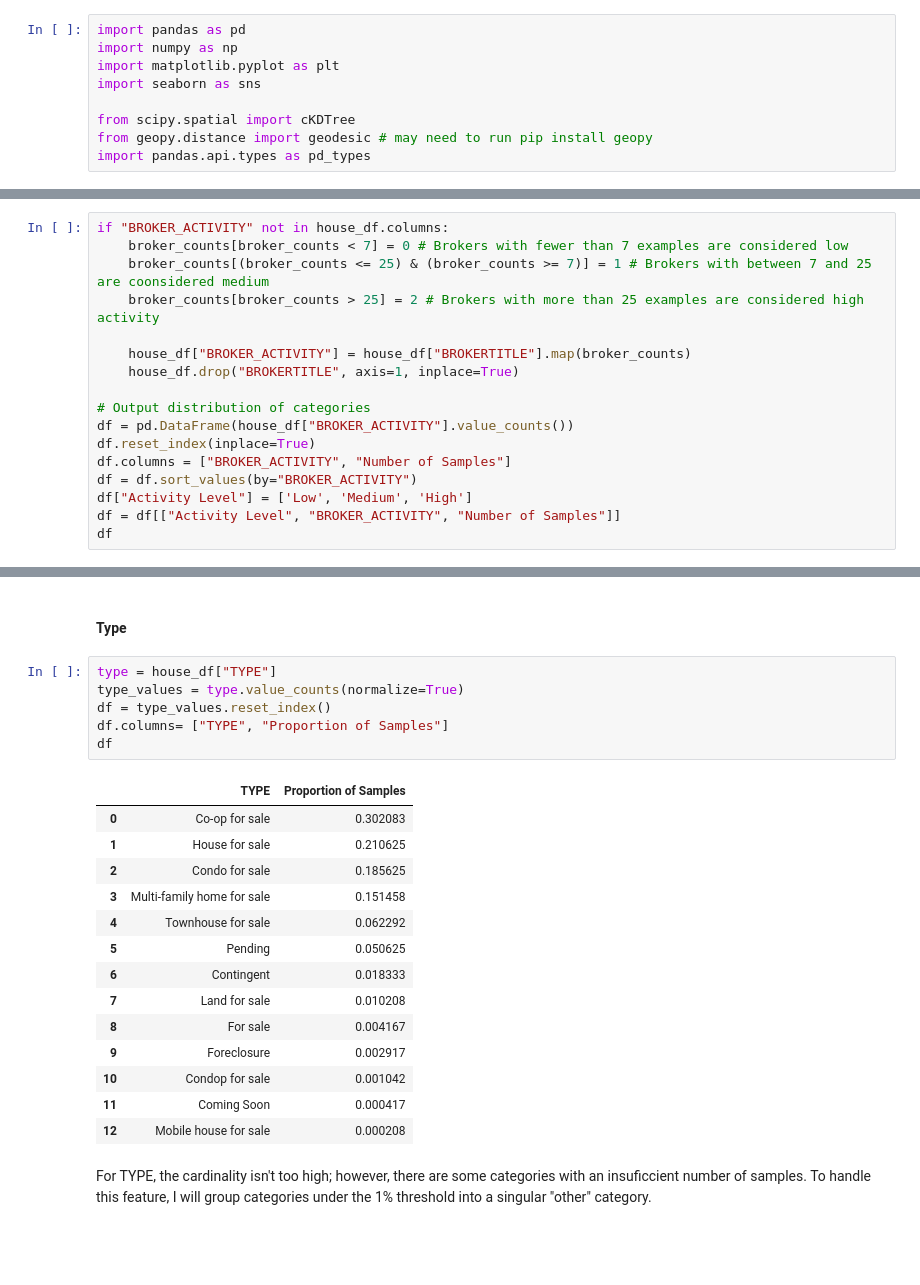
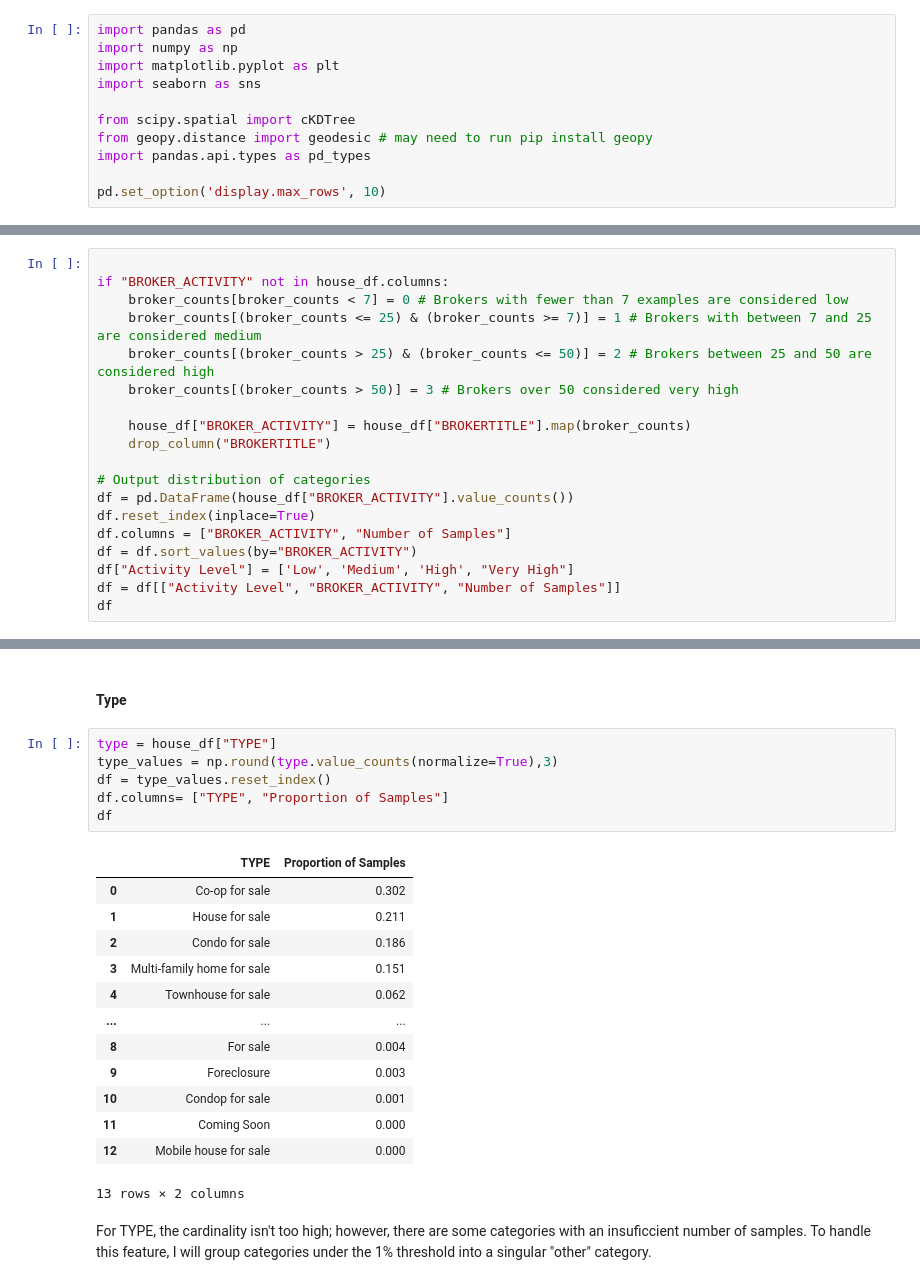
Before and after one commit to TrevorChartier/RealEstateRegression, a Jupyter notebook: RealEstateRegression.ipynb, the cells around one changed output, grey strips where cells are left out. Drawn from its saved outputs; the diff is of its cells as text; blank space fills up the shorter version.

```diff
--- a/RealEstateRegression.ipynb
+++ b/RealEstateRegression.ipynb
@@ -15,6 +15,8 @@ import seaborn as sns
 from scipy.spatial import cKDTree
 from geopy.distance import geodesic # may need to run pip install geopy
 import pandas.api.types as pd_types
+
+pd.set_option('display.max_rows', 10)
 # %% [markdown]
 ### Read In Dataset
 # %%
@@ -274,18 +280,20 @@ Our judgement suggests that option 3 may be the most balanced solution that simp
 # %%
+
 if "BROKER_ACTIVITY" not in house_df.columns:
     broker_counts[broker_counts < 7] = 0 # Brokers with fewer than 7 examples are considered low
-    broker_counts[(broker_counts <= 25) & (broker_counts >= 7)] = 1 # Brokers with between 7 and 25 are coonsidered medium
-    broker_counts[broker_counts > 25] = 2 # Brokers with more than 25 examples are considered high activity
+    broker_counts[(broker_counts <= 25) & (broker_counts >= 7)] = 1 # Brokers with between 7 and 25 are considered medium
+    broker_counts[(broker_counts > 25) & (broker_counts <= 50)] = 2 # Brokers between 25 and 50 are considered high
+    broker_counts[(broker_counts > 50)] = 3 # Brokers over 50 considered very high
 
     house_df["BROKER_ACTIVITY"] = house_df["BROKERTITLE"].map(broker_counts)
-    house_df.drop("BROKERTITLE", axis=1, inplace=True)
+    drop_column("BROKERTITLE")
 
 # Output distribution of categories
 df = pd.DataFrame(house_df["BROKER_ACTIVITY"].value_counts())
 df.reset_index(inplace=True)
 df.columns = ["BROKER_ACTIVITY", "Number of Samples"]
 df = df.sort_values(by="BROKER_ACTIVITY")
-df["Activity Level"] = ['Low', 'Medium', 'High']
+df["Activity Level"] = ['Low', 'Medium', 'High', "Very High"]
 df = df[["Activity Level", "BROKER_ACTIVITY", "Number of Samples"]]
 df
 # %% [output]
@@ -299,24 +312,23 @@ Admittedly, the cutoff points of 7 and 25 were somewhat arbitrary; however, we d
 #### Type
 # %%
 type = house_df["TYPE"]
-type_values = type.value_counts(normalize=True)
+type_values = np.round(type.value_counts(normalize=True),3)
 df = type_values.reset_index()
 df.columns= ["TYPE", "Proportion of Samples"]
 df
 # %% [output]
 |  | TYPE | Proportion of Samples |
-| 0 | Co-op for sale | 0.302083 |
-| 1 | House for sale | 0.210625 |
-| 2 | Condo for sale | 0.185625 |
-| 3 | Multi-family home for sale | 0.151458 |
-| 4 | Townhouse for sale | 0.062292 |
-| 5 | Pending | 0.050625 |
-| 6 | Contingent | 0.018333 |
-| 7 | Land for sale | 0.010208 |
-| 8 | For sale | 0.004167 |
-| 9 | Foreclosure | 0.002917 |
-| 10 | Condop for sale | 0.001042 |
-| 11 | Coming Soon | 0.000417 |
-| 12 | Mobile house for sale | 0.000208 |
+| 0 | Co-op for sale | 0.302 |
+| 1 | House for sale | 0.211 |
+| 2 | Condo for sale | 0.186 |
+| 3 | Multi-family home for sale | 0.151 |
+| 4 | Townhouse for sale | 0.062 |
+| ... | ... | ... |
+| 8 | For sale | 0.004 |
+| 9 | Foreclosure | 0.003 |
+| 10 | Condop for sale | 0.001 |
+| 11 | Coming Soon | 0.000 |
+| 12 | Mobile house for sale | 0.000 |
+13 rows × 2 columns
 # %% [markdown]
 For TYPE, the cardinality isn't too high; however, there are some categories with an insuficcient number of samples. To handle this feature, I will group categories under the 1% threshold into a singular "other" category.
```
Also changed, not shown: parts of 29 cells of this notebook.
